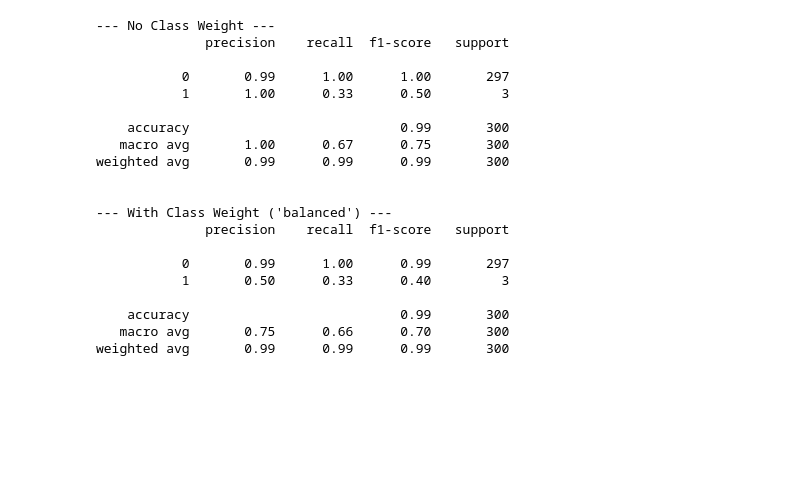
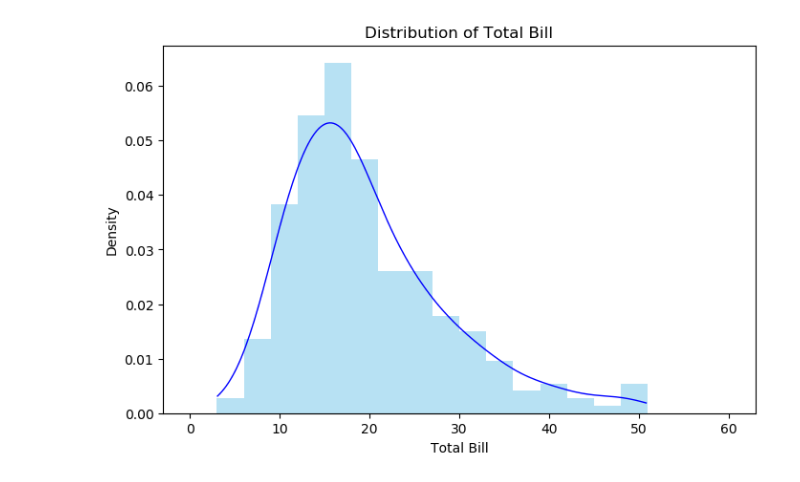
Before and after one commit to kangspa/ADP-study, a Jupyter notebook: PracticeTest/practice.ipynb, the cells around one changed output. Cells and saved outputs as stored; diff of their text form; code cells hidden in the pictures; blank space fills up the shorter version.

```diff
--- a/PracticeTest/practice.ipynb
+++ b/PracticeTest/practice.ipynb
@@ -39,41 +49,21 @@ Resampled dataset shape Counter({0: 990, 1: 990})
 # %%
-from sklearn.linear_model import LogisticRegression
-from sklearn.model_selection import train_test_split
-from sklearn.metrics import classification_report
+from scipy.stats import gaussian_kde
 
-X_train, X_test, y_train, y_test = train_test_split(X, y, test_size=0.3, random_state=42)
+plt.figure(figsize=(8, 5))
 
-# 1. 가중치 미적용
-model_no_weight = LogisticRegression(solver='liblinear')
-model_no_weight.fit(X_train, y_train)
-pred_no_weight = model_no_weight.predict(X_test)
-print("--- No Class Weight ---")
-print(classification_report(y_test, pred_no_weight, zero_division=0))
+# (1) 히스토그램
+plt.hist(tips['total_bill'], bins=20, density=True, alpha=0.6, color='skyblue', range=(0, 60))#, edgecolor='black')
 
-# 2. 가중치 적용
-model_with_weight = LogisticRegression(solver='liblinear', class_weight='balanced')
-model_with_weight.fit(X_train, y_train)
-pred_with_weight = model_with_weight.predict(X_test)
-print("\n--- With Class Weight ('balanced') ---")
-print(classification_report(y_test, pred_with_weight, zero_division=0))
+# (2) KDE (밀도 추정 곡선)
+kde = gaussian_kde(tips['total_bill'])  # 데이터 기반 KDE 모델 생성
+x = np.linspace(tips['total_bill'].min(), tips['total_bill'].max(), 200)  # 구간 생성
+plt.plot(x, kde(x), color='b', linewidth=1)
+
+# (3) 제목
+plt.title('Distribution of Total Bill')
+plt.xlabel('Total Bill')
+plt.ylabel('Density')
+
+plt.show()
 # %% [output]
---- No Class Weight ---
-              precision    recall  f1-score   support
-
-           0       0.99      1.00      1.00       297
-           1       1.00      0.33      0.50         3
-
-    accuracy                           0.99       300
-   macro avg       1.00      0.67      0.75       300
-weighted avg       0.99      0.99      0.99       300
-
-
---- With Class Weight ('balanced') ---
-              precision    recall  f1-score   support
-
-           0       0.99      1.00      0.99       297
-           1       0.50      0.33      0.40         3
-
-    accuracy                           0.99       300
-   macro avg       0.75      0.66      0.70       300
-weighted avg       0.99      0.99      0.99       300
+[figure, added]
```
Also changed, not shown: parts of 14 cells of this notebook, 1 other file.
